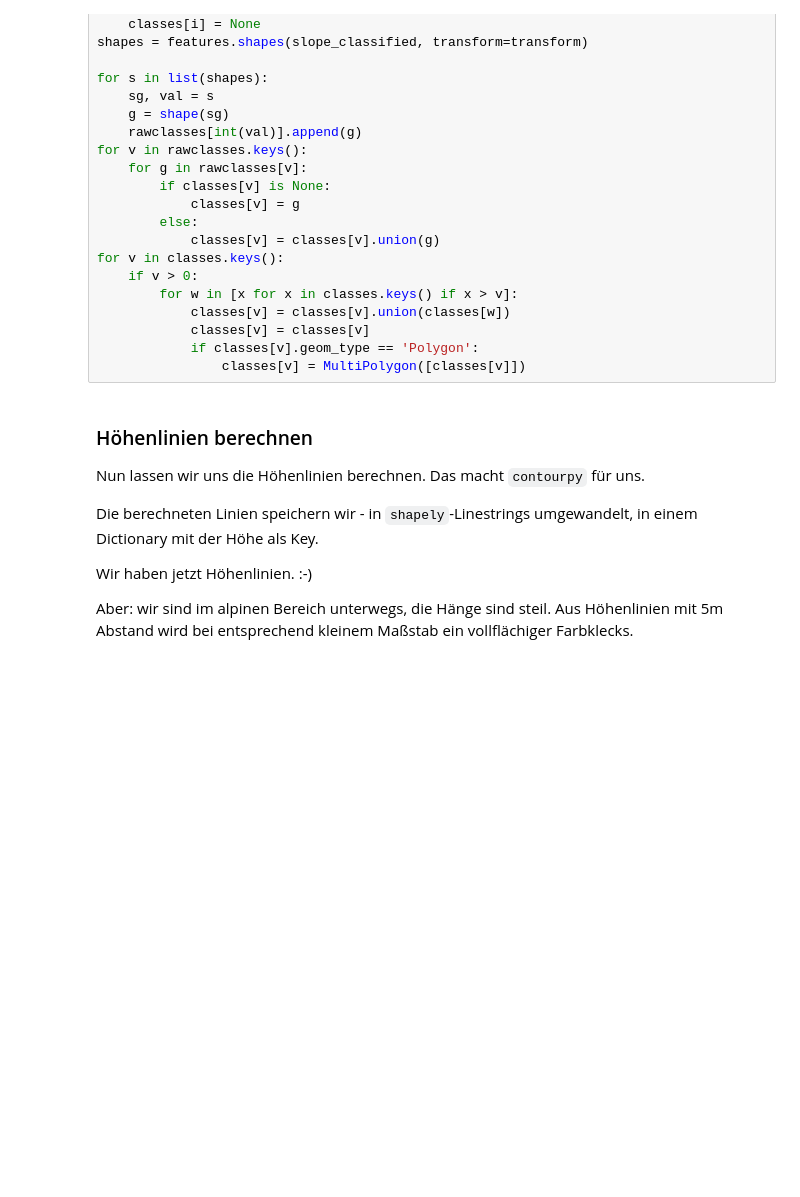
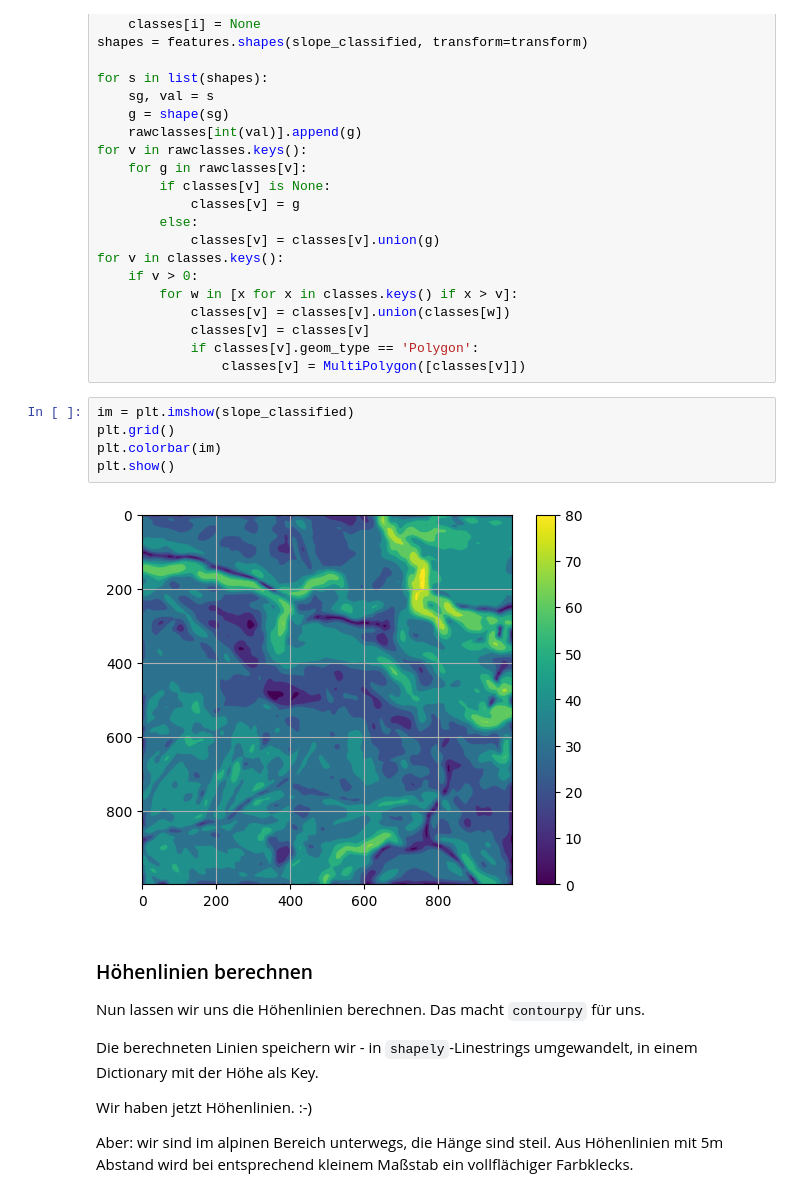
Before and after one commit to ldbv-by/ldbv-by.github.io, a Jupyter notebook: doc/notebooks/contourdemo.ipynb, the cells around one changed output. Cells and saved outputs as stored; diff of their text form; blank space fills up the shorter version.

```diff
--- a/doc/notebooks/contourdemo.ipynb
+++ b/doc/notebooks/contourdemo.ipynb
@@ -109,6 +119,13 @@ for v in classes.keys():
             classes[v] = classes[v]
             if classes[v].geom_type == 'Polygon':
                 classes[v] = MultiPolygon([classes[v]])
+# %%
+im = plt.imshow(slope_classified)
+plt.grid()
+plt.colorbar(im)
+plt.show()
+# %% [output]
+[figure, added]
 # %% [markdown]
 ### Höhenlinien berechnen
 
```
Also changed, not shown: parts of 6 cells of this notebook.
